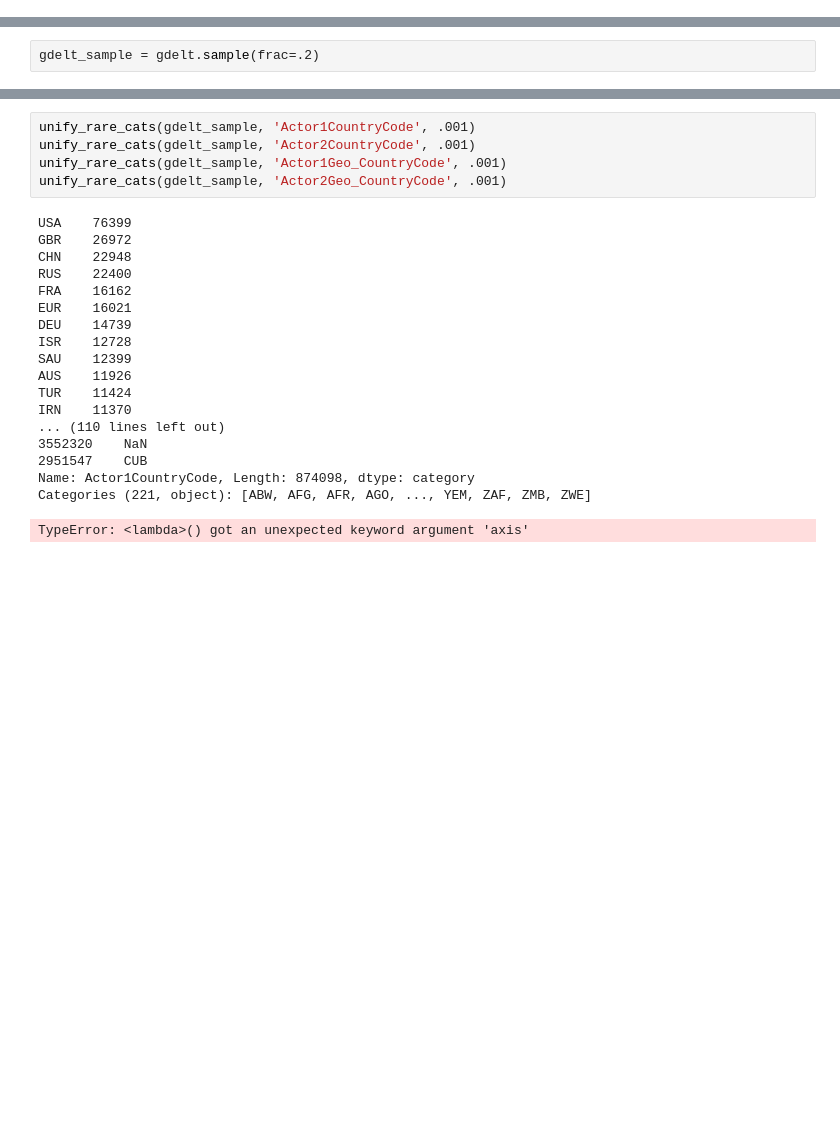
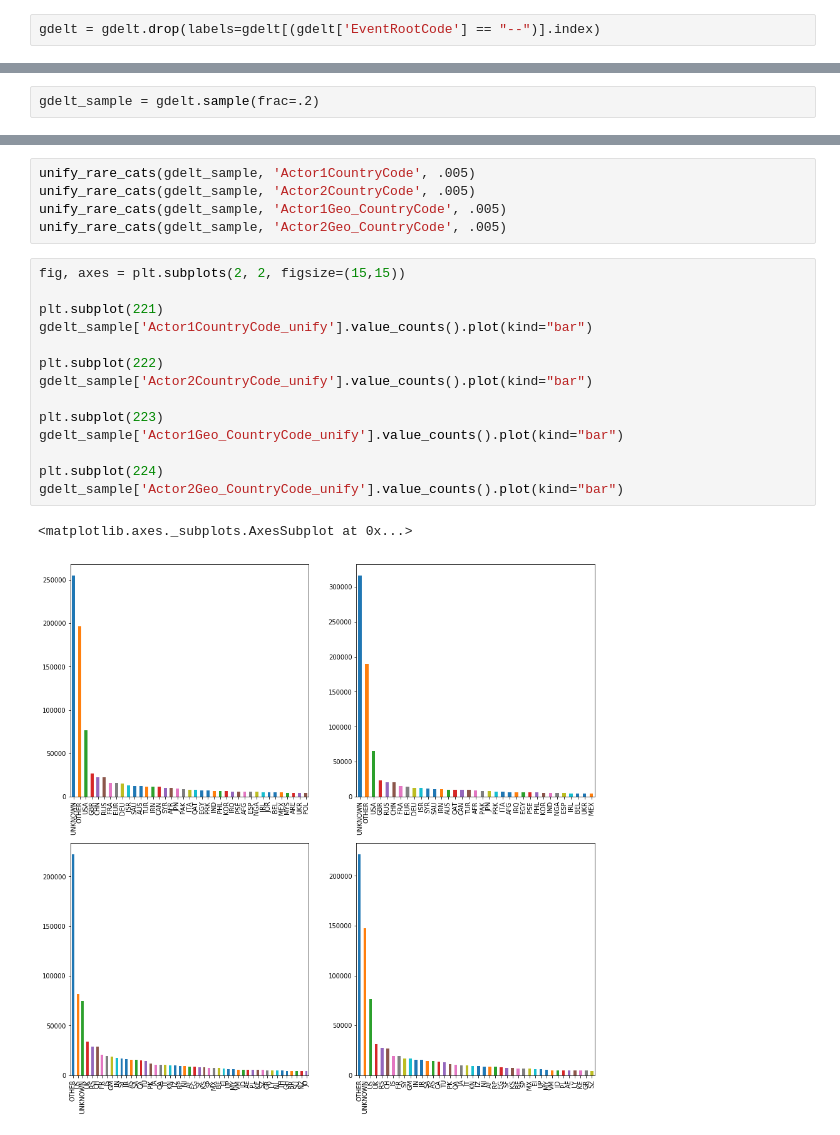
Before and after one commit to eistre91/thinkful-projects, a Jupyter notebook: GDELT Feature Engineering.ipynb, the cells around one changed output, grey strips where cells are left out. Saved outputs shown, nothing was run; the diff lists cells and outputs as text; blank space fills up the shorter version.

```diff
--- a/GDELT Feature Engineering.ipynb
+++ b/GDELT Feature Engineering.ipynb
@@ -86,3 +52,5 @@ gdelt
+# %%
+gdelt = gdelt.drop(labels=gdelt[(gdelt['EventRootCode'] == "--")].index)
 # %%
 gdelt.info(memory_usage="deep")
 # %% [output]
@@ -150,25 +104,23 @@ SyntaxError: invalid syntax (<ipython-input-118-e10a3c1887f1>, line 8)
 # %%
-unify_rare_cats(gdelt_sample, 'Actor1CountryCode', .001)
-unify_rare_cats(gdelt_sample, 'Actor2CountryCode', .001)
-unify_rare_cats(gdelt_sample, 'Actor1Geo_CountryCode', .001)
-unify_rare_cats(gdelt_sample, 'Actor2Geo_CountryCode', .001)
+unify_rare_cats(gdelt_sample, 'Actor1CountryCode', .005)
+unify_rare_cats(gdelt_sample, 'Actor2CountryCode', .005)
+unify_rare_cats(gdelt_sample, 'Actor1Geo_CountryCode', .005)
+unify_rare_cats(gdelt_sample, 'Actor2Geo_CountryCode', .005)
-# %% [output]
-USA    76399
-GBR    26972
-CHN    22948
-RUS    22400
-FRA    16162
-EUR    16021
-DEU    14739
-ISR    12728
-SAU    12399
-AUS    11926
-TUR    11424
-IRN    11370
-... (110 lines left out)
-3552320    NaN
-2951547    CUB
-Name: Actor1CountryCode, Length: 874098, dtype: category
-Categories (221, object): [ABW, AFG, AFR, AGO, ..., YEM, ZAF, ZMB, ZWE]
-TypeError: <lambda>() got an unexpected keyword argument 'axis'
+# %%
+fig, axes = plt.subplots(2, 2, figsize=(15,15))
+
+plt.subplot(221)
+gdelt_sample['Actor1CountryCode_unify'].value_counts().plot(kind="bar")
+
+plt.subplot(222)
+gdelt_sample['Actor2CountryCode_unify'].value_counts().plot(kind="bar")
+
+plt.subplot(223)
+gdelt_sample['Actor1Geo_CountryCode_unify'].value_counts().plot(kind="bar")
+
+plt.subplot(224)
+gdelt_sample['Actor2Geo_CountryCode_unify'].value_counts().plot(kind="bar")
+# %% [output]
+<matplotlib.axes._subplots.AxesSubplot at 0x...>
+[figure, added]
 # %%
```
Also changed, not shown: parts of 34 cells of this notebook, 2 other files.
